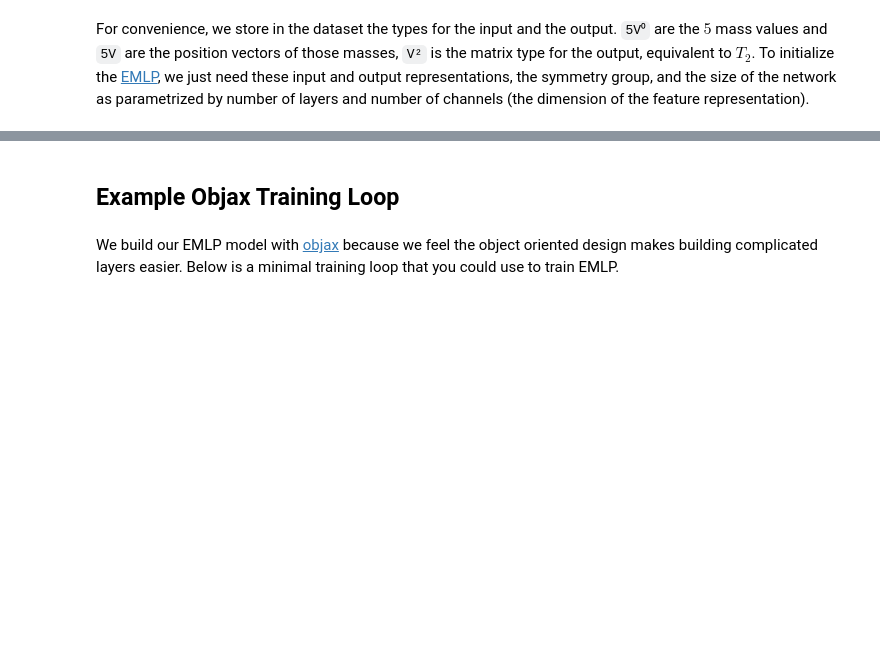
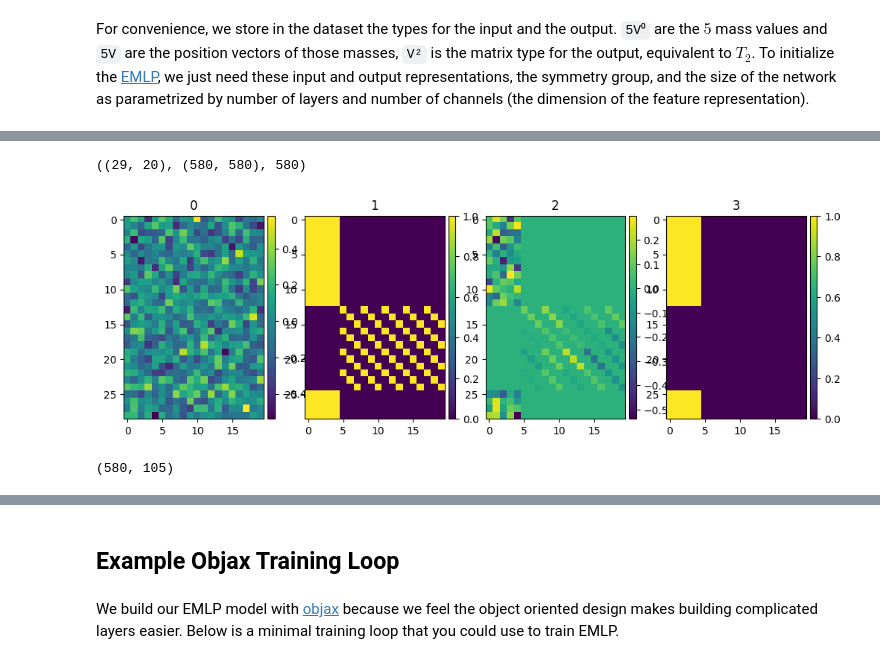
Before and after one commit to elidub/SymPDE, a Jupyter notebook: ext_repos/equivariant-MLP/docs/notebooks/2building_a_model.ipynb, the cells around one changed output, grey strips where cells are left out. Cells and saved outputs as stored; diff of their text form; code cells hidden in the pictures; blank space fills up the shorter version.

Commit message:
stuck on finzis equivariant mlp

```diff
--- a/ext_repos/equivariant-MLP/docs/notebooks/2building_a_model.ipynb
+++ b/ext_repos/equivariant-MLP/docs/notebooks/2building_a_model.ipynb
@@ -42,6 +82,7 @@ Input type: 5V⁰+5V, output type: V²
 For convenience, we store in the dataset the types for the input and the output. `5V⁰` are the $5$ mass values and `5V` are the position vectors of those masses, `V²` is the matrix type for the output, equivalent to $T_2$. To initialize the [EMLP](https://emlp.readthedocs.io/en/latest/package/emlp.nn.html#emlp.nn.EMLP), we just need these input and output representations, the symmetry group, and the size of the network as parametrized by number of layers and number of channels (the dimension of the feature representation).
 # %%
 import emlp
-model = emlp.nn.EMLP(trainset.rep_in,trainset.rep_out,group=G,num_layers=3,ch=384)
+# model = emlp.nn.EMLP(trainset.rep_in,trainset.rep_out,group=G,num_layers=3,ch=384)
+model = emlp.nn.EMLP(trainset.rep_in,trainset.rep_out,group=G,num_layers=3,ch=25)
 # uncomment the following line to instead try the MLP baseline
 #model = emlp.nn.MLP(trainset.rep_in,trainset.rep_out,group=G,num_layers=3,ch=384)
@@ -47,0 +144,33 @@ model = emlp.nn.EMLP(trainset.rep_in,trainset.rep_out,group=G,num_layers=3,ch=38
+# %%
+layer.w.shape, layer.Pw.shape, 29*20
+# %% [output]
+((29, 20), (580, 580), 580)
+# %%
+xs = [
+    layer.w.value,
+    (layer.Pw@np.ones_like(layer.w.value.reshape(-1))).reshape(*layer.w.value.shape),
+    (layer.Pw@layer.w.value.reshape(-1)).reshape(*layer.w.value.shape),
+]
+
+xs += [xs[0] == xs[2]]
+
+fig, axs = plt.subplots(1,len(xs),figsize=(12,4))
+axs = axs.flatten()
+
+for i, x in enumerate(xs):
+    ax = axs[i]
+    im = ax.imshow(x)
+    ax.set_title(f"{i}")
+
+    # set ssmall colorbar
+    divider = make_axes_locatable(ax)
+    cax = divider.append_axes("right", size="5%", pad=0.05)
+    plt.colorbar(im, cax=cax)
+
+plt.show()
+# %% [output]
+[figure, added]
+# %%
+Q = layer.rep_W.equivariant_basis()
+# %% [output]
+(580, 105)
```
Also changed, not shown: parts of 18 cells of this notebook, 9 other files.
